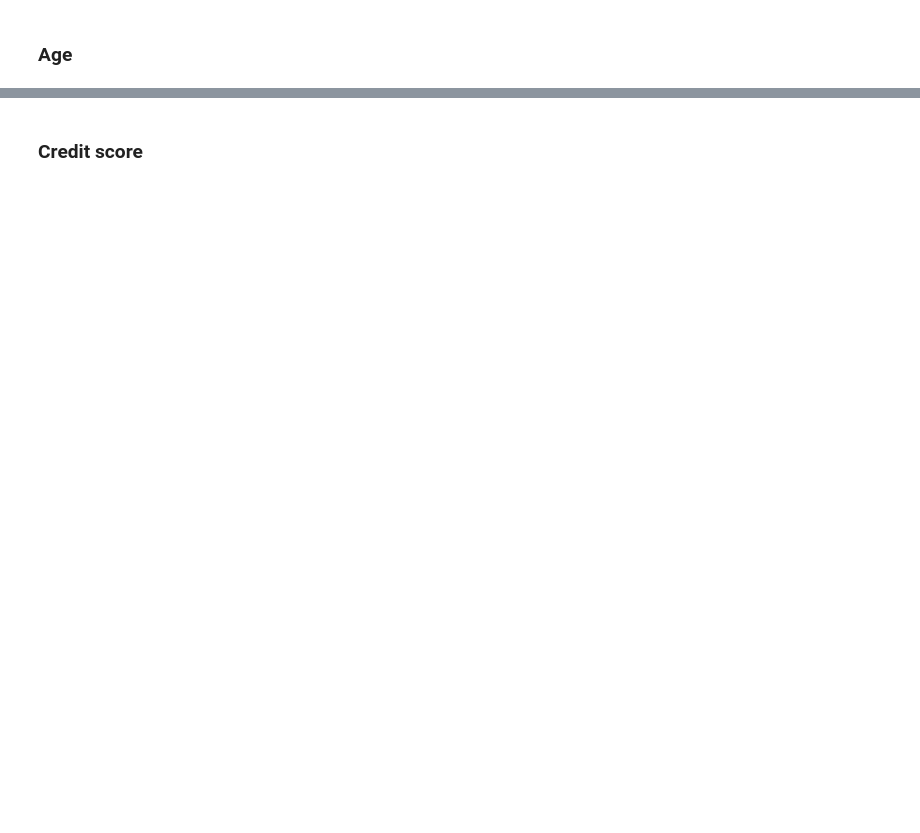
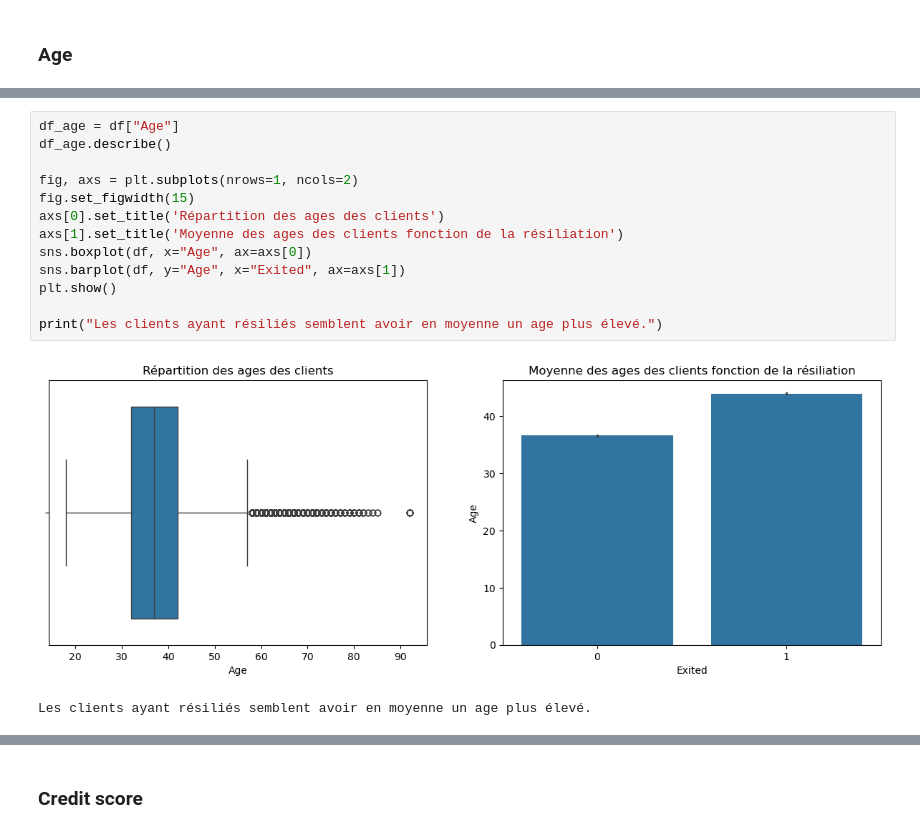
Before and after one commit to olivierbachard/bank_churn_classification, a Jupyter notebook: analysis.ipynb, the cells around one changed output, grey strips where cells are left out. Saved outputs shown, nothing was run; the diff lists cells and outputs as text; blank space fills up the shorter version.

```diff
--- a/analysis.ipynb
+++ b/analysis.ipynb
@@ -121,0 +126,16 @@ plt.show()
+# %%
+df_age = df["Age"]
+df_age.describe()
+
+fig, axs = plt.subplots(nrows=1, ncols=2)
+fig.set_figwidth(15)
+axs[0].set_title('Répartition des ages des clients')
+axs[1].set_title('Moyenne des ages des clients fonction de la résiliation')
+sns.boxplot(df, x="Age", ax=axs[0])
+sns.barplot(df, y="Age", x="Exited", ax=axs[1])
+plt.show()
+
+print("Les clients ayant résiliés semblent avoir en moyenne un age plus élevé.")
+# %% [output]
+[figure, added]
+Les clients ayant résiliés semblent avoir en moyenne un age plus élevé.
```
Also changed, not shown: parts of 44 cells of this notebook, 1 other file.
